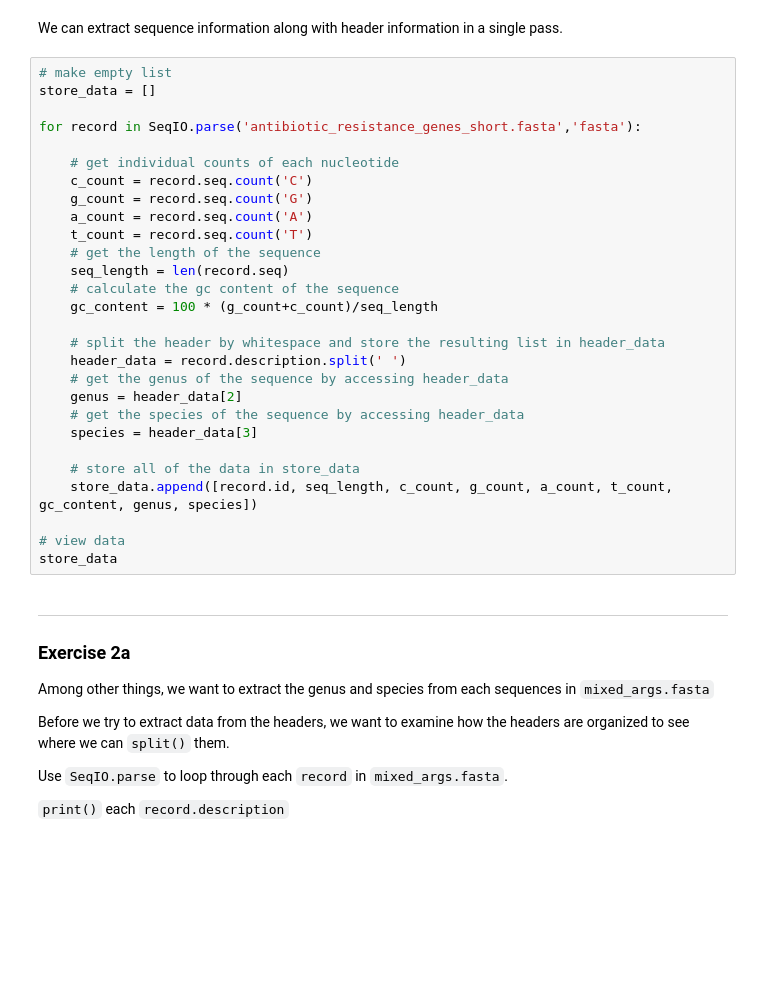
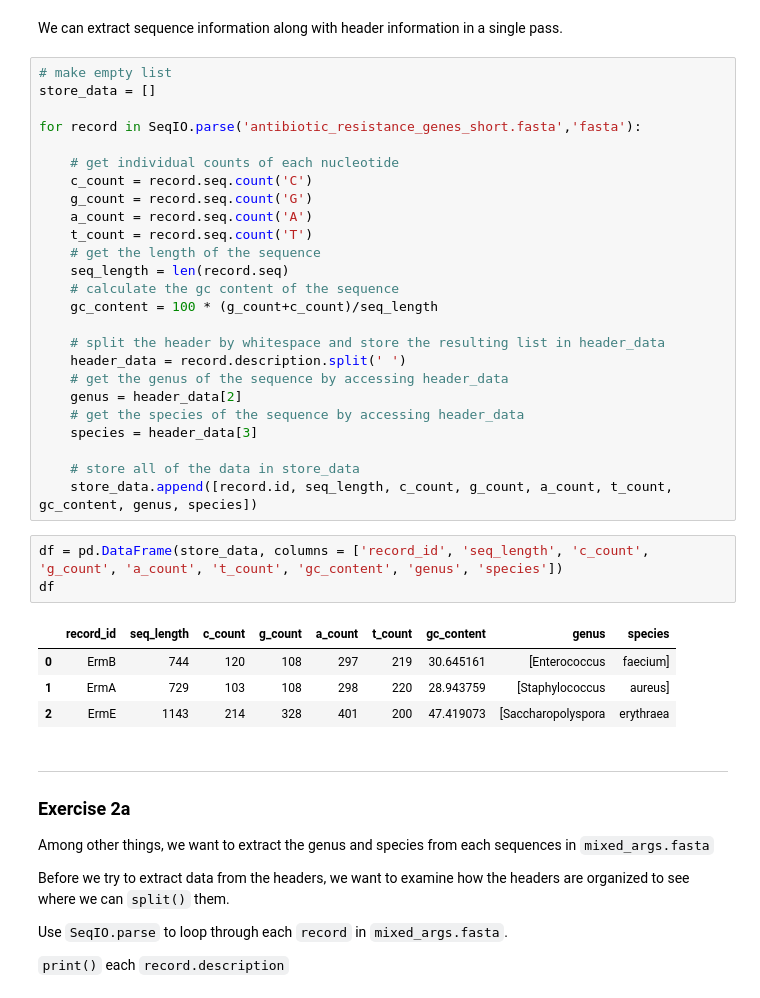
Before and after one commit to agmcfarland/biopython_workshop, a Jupyter notebook: day_4.ipynb, the cells around one changed output. Drawn from its saved outputs; the diff is of its cells as text; blank space fills up the shorter version.

```diff
--- a/day_4.ipynb
+++ b/day_4.ipynb
@@ -208,9 +208,14 @@ for record in SeqIO.parse('antibiotic_resistance_genes_short.fasta','fasta'):
 
     # store all of the data in store_data
     store_data.append([record.id, seq_length, c_count, g_count, a_count, t_count, gc_content, genus, species])
-
-# view data
-store_data
+# %%
+df = pd.DataFrame(store_data, columns = ['record_id', 'seq_length', 'c_count', 'g_count', 'a_count', 't_count', 'gc_content', 'genus', 'species'])
+df
+# %% [output]
+|  | record_id | seq_length | c_count | g_count | a_count | t_count | gc_content | genus | species |
+| 0 | ErmB | 744 | 120 | 108 | 297 | 219 | 30.645161 | [Enterococcus | faecium] |
+| 1 | ErmA | 729 | 103 | 108 | 298 | 220 | 28.943759 | [Staphylococcus | aureus] |
+| 2 | ErmE | 1143 | 214 | 328 | 401 | 200 | 47.419073 | [Saccharopolyspora | erythraea |
 # %% [markdown]
 ---
 ### Exercise 2a
```
